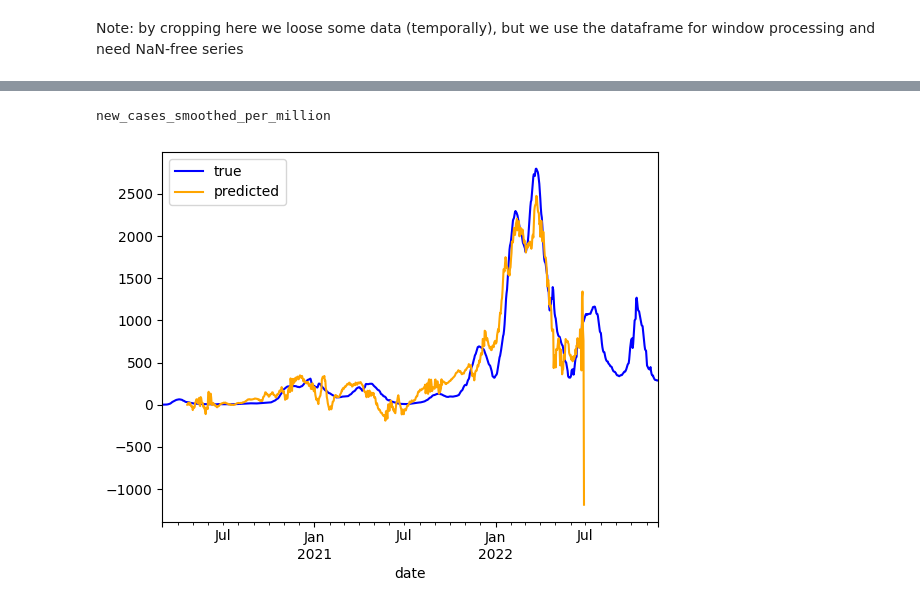
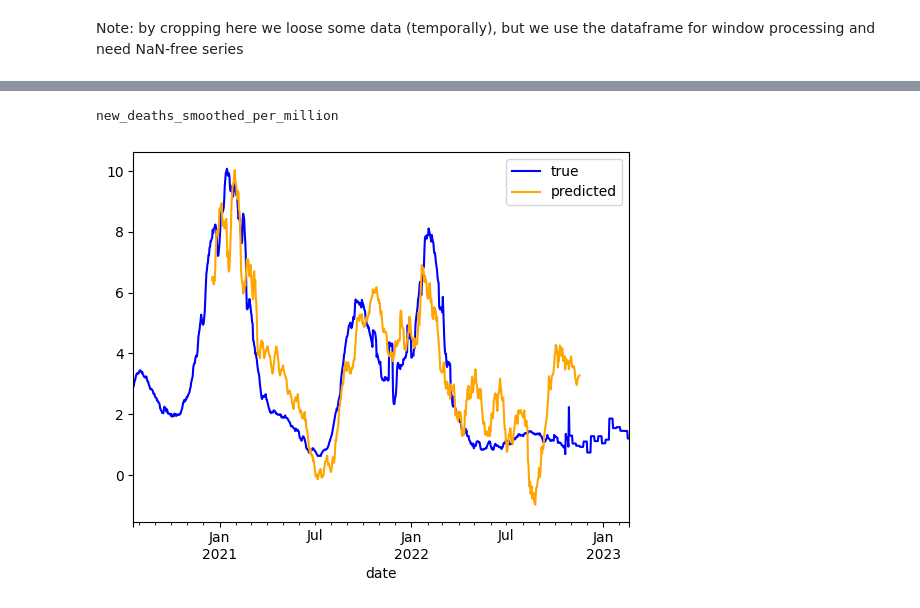
Before and after one commit to armsp/BDPP-23-Covid-Project, a Jupyter notebook: work/project/predict_h.ipynb, the cells around one changed output, grey strips where cells are left out. Cells and saved outputs as stored; diff of their text form; code cells hidden in the pictures.

Commit message:
some research on ensembles, more countries

```diff
--- a/work/project/predict_h.ipynb
+++ b/work/project/predict_h.ipynb
@@ -3,10 +3,16 @@ Note: by cropping here we loose some data (temporally), but we use the dataframe
 # %%
 import require
 import numpy as np
+from tqdm import tqdm
 from IPython.display import Markdown as md
 get_data_for_country = require.single( "get_data_for_country" )
 crop_to_valid_range = require.single( "crop_to_valid_range" )
 
-df = get_data_for_country( "Germany", verbose = True )
-df = crop_to_valid_range( df ).copy( )
+dataframes = [ ]
+
+for country in tqdm([ "Germany", "Switzerland", "Italy", "France", "Belgium", "United States" ]):
+
+    df = get_data_for_country( country, verbose = False )
+    df = crop_to_valid_range( df ).copy( )
+    dataframes.append( df )
 # %% [output]
@@ -55,21 +90,27 @@ ensemble.append( train_weak_learner([ df ], length_l = 10, lag = 20, length_r =
+# %%
+df = dataframes[ -1 ]
 # %%
 # for predicted time range
+from tqdm import tqdm
 min_start = max([ l.length_l + l.lag for l in ensemble ])
 min_length = max([ l.length_r for l in ensemble ])
 
 start = min_start
-length = 800
+length = 700
 
 assert start >= min_start
 assert length >= min_length
+assert start + length <= df.shape[ 0 ]
 
 lhs_chunks = [ ]
 rhs_chunks = [ ]
+weight_chunks = [ ]
 
-for learner in ensemble:
+for learner in tqdm( ensemble ):
 
     n_predictions = 1 + length - learner.length_r
     M = learner.linear_operator
+    n_rows_total = M.shape[ 0 ] * n_predictions
     lag = learner.lag
 
     for i in range( n_predictions ):
@@ -78,12 +119,20 @@ for learner in ensemble:
         chunk[ :, i : i + M.shape[ 1 ]] = M
         lhs_chunks.append( chunk )
 
-        window = df.iloc[ start - lag - 1 + i : start - lag - 1 + i + learner.length_l, : ].to_numpy( )
+        window = df.iloc[ start - lag - learner.length_l + i: start - lag + i, : ].to_numpy( )
         y = learner.predict( window )
         rhs_chunks.append( y )
 
+        # each weak learner is now regarded equally important, independent of total rows occupied
+        # otherwise learners with smaller windows and larger operators are favoured
+        weight_chunks.append( np.ones( M.shape[ 0 ], ) * ( learner.weight / n_rows_total ))
+
 lhs = np.concatenate( lhs_chunks, axis = 0 )
 rhs = np.concatenate( rhs_chunks, axis = 0 )
+weight = np.concatenate( weight_chunks, axis = 0 )
+
+lhs = np.diag( weight ) @ lhs
+rhs = np.diag( weight ) @ rhs
 
 assert lhs.shape == ( rhs.shape[ 0 ], length )
 
@@ -103,19 +152,19 @@ print( prediction.shape )
 import matplotlib.pyplot as plt
 # %%
 time_range = slice( 0, 1000 )
-column = 0
+column = 1
 
 df_pred = df.copy( )
 df_pred.iloc[ :, : ] = np.nan
 df_pred.iloc[ start : start + length, :3 ] = prediction
 df.iloc[ time_range, column ].plot( color = "blue" )
 df_pred.iloc[ time_range, column ].plot( color = "orange" )
 
 line = lambda color, label: plt.Line2D([ ], [ ], color = color, label = label )
 h = [ line( "blue", "true" ), line( "orange", "predicted" )]
 
 plt.legend( handles = h )
 print( df_pred.columns[ column ])
 # %% [output]
-new_cases_smoothed_per_million
+new_deaths_smoothed_per_million
-[figure, old version]
+[figure, new version]
```
Also changed, not shown: parts of 7 cells of this notebook, 9 other files.
